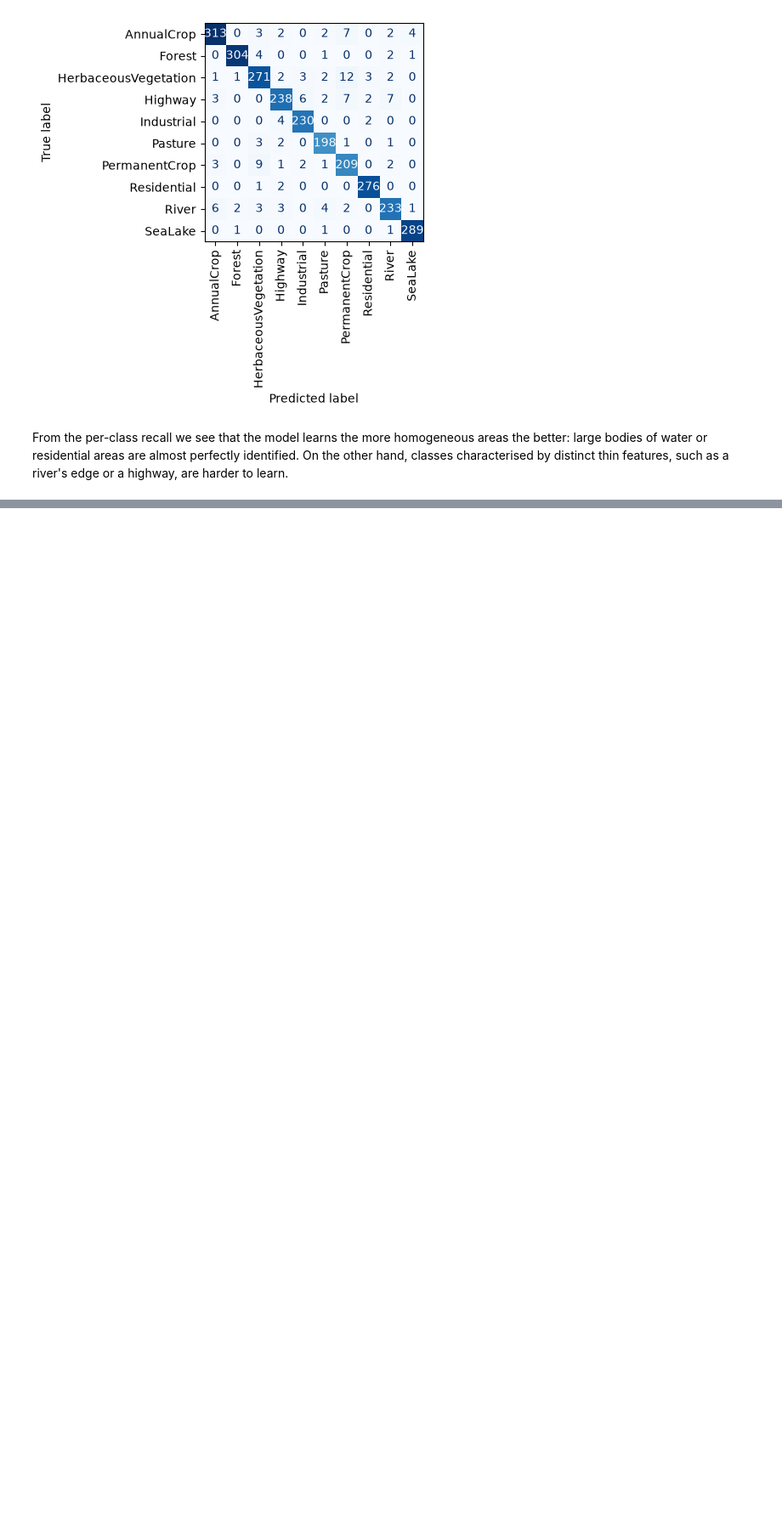
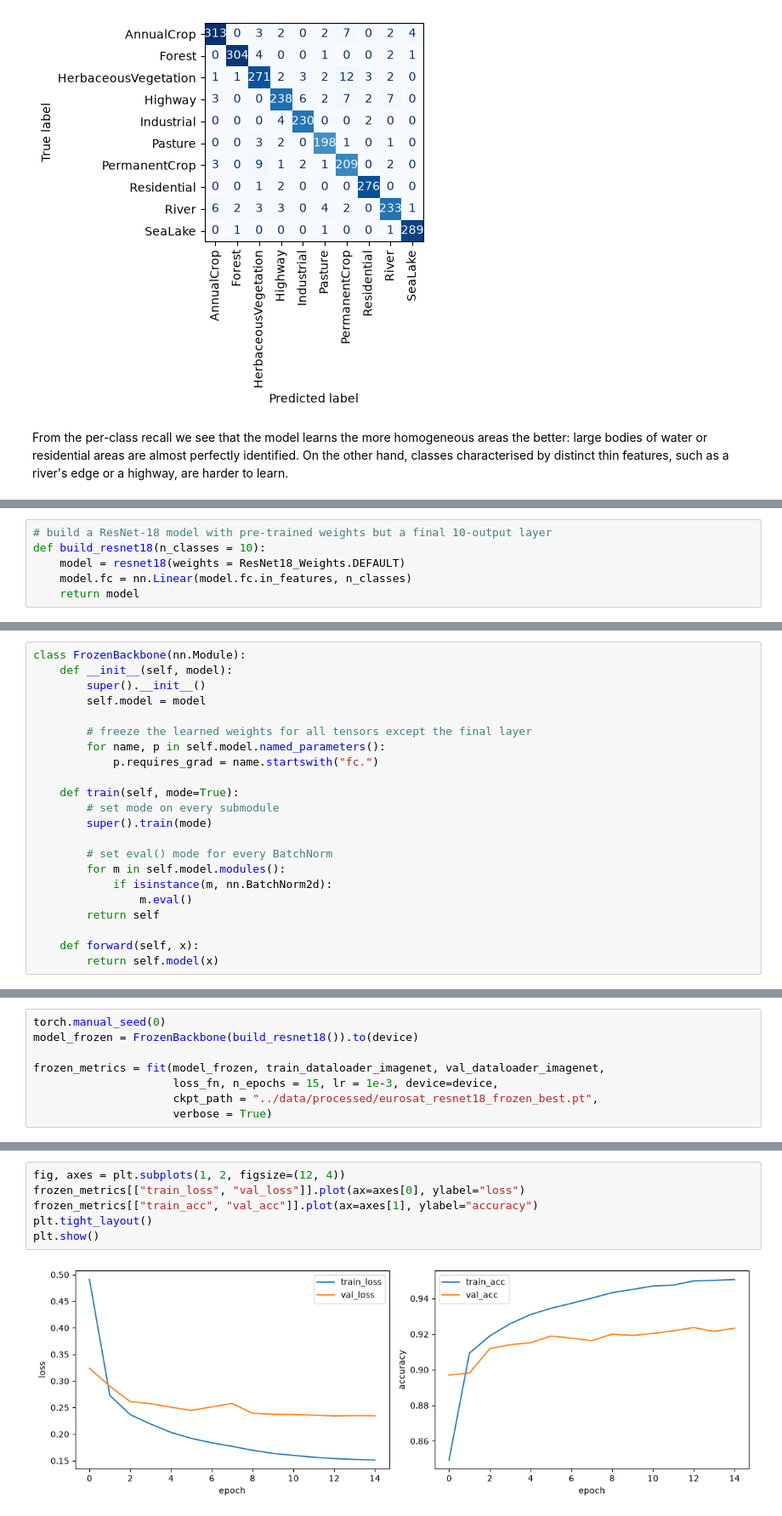
Before and after one commit to davidcirauqui/land_classification, a Jupyter notebook: notebooks/00_pytorch_warmup_eurosat.ipynb, the cells around one changed output, grey strips where cells are left out. Shown at 85% size. Cells and saved outputs as stored; diff of their text form; blank space fills up the shorter version.

Commit message:
training of frozen backbone ResNet-18

```diff
--- a/notebooks/00_pytorch_warmup_eurosat.ipynb
+++ b/notebooks/00_pytorch_warmup_eurosat.ipynb
@@ -396,0 +461,6 @@ From the per-class recall we see that the model learns the more homogeneous area
+# %%
+# build a ResNet-18 model with pre-trained weights but a final 10-output layer
+def build_resnet18(n_classes = 10):
+    model = resnet18(weights = ResNet18_Weights.DEFAULT)
+    model.fc = nn.Linear(model.fc.in_features, n_classes)
+    return model
@@ -396,0 +469,22 @@ From the per-class recall we see that the model learns the more homogeneous area
+# %%
+class FrozenBackbone(nn.Module):
+    def __init__(self, model):
+        super().__init__()
+        self.model = model
+
+        # freeze the learned weights for all tensors except the final layer
+        for name, p in self.model.named_parameters():
+            p.requires_grad = name.startswith("fc.")
+
+    def train(self, mode=True):
+        # set mode on every submodule
+        super().train(mode)
+
+        # set eval() mode for every BatchNorm
+        for m in self.model.modules():
+            if isinstance(m, nn.BatchNorm2d):
+                m.eval()
+        return self
+
+    def forward(self, x):
+        return self.model(x)
@@ -396,0 +493,8 @@ From the per-class recall we see that the model learns the more homogeneous area
+# %%
+torch.manual_seed(0)
+model_frozen = FrozenBackbone(build_resnet18()).to(device)
+
+frozen_metrics = fit(model_frozen, train_dataloader_imagenet, val_dataloader_imagenet,
+                     loss_fn, n_epochs = 15, lr = 1e-3, device=device,
+                     ckpt_path = "../data/processed/eurosat_resnet18_frozen_best.pt",
+                     verbose = True)
@@ -396,0 +526,8 @@ From the per-class recall we see that the model learns the more homogeneous area
+# %%
+fig, axes = plt.subplots(1, 2, figsize=(12, 4))
+frozen_metrics[["train_loss", "val_loss"]].plot(ax=axes[0], ylabel="loss")
+frozen_metrics[["train_acc", "val_acc"]].plot(ax=axes[1], ylabel="accuracy")
+plt.tight_layout()
+plt.show()
+# %% [output]
+[figure, added]
```
Also changed, not shown: parts of 12 cells of this notebook.
